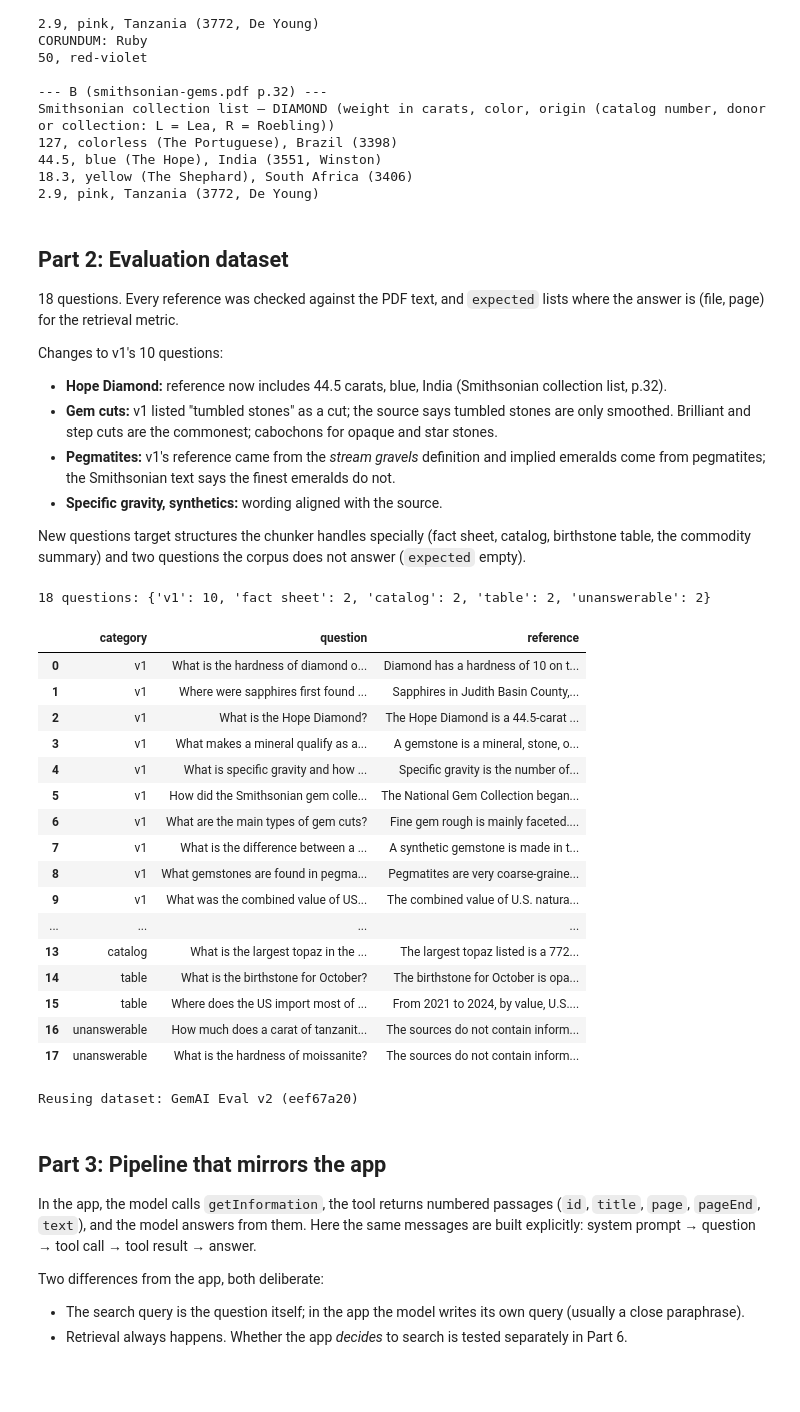
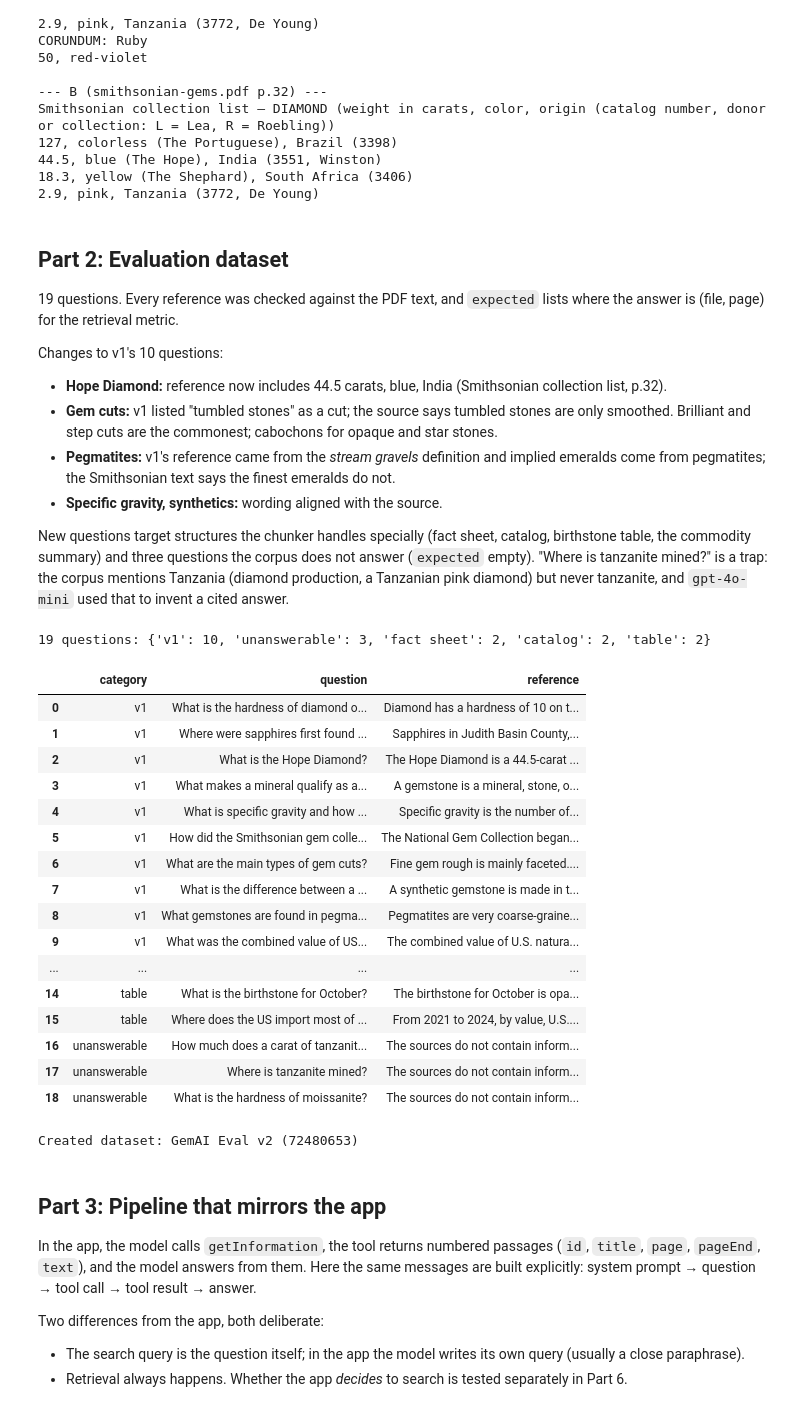
Before and after one commit to clnhrn/gem-ai, a Jupyter notebook: notebooks/rag-evaluation-v2.ipynb, the cells around one changed output. Saved outputs shown, nothing was run; the diff lists cells and outputs as text; code cells hidden in the pictures; blank space fills up the shorter version.

```diff
--- a/notebooks/rag-evaluation-v2.ipynb
+++ b/notebooks/rag-evaluation-v2.ipynb
@@ -150,7 +152,7 @@ Smithsonian collection list — DIAMOND (weight in carats, color, origin (catalo
 # %% [markdown]
 ## Part 2: Evaluation dataset
 
-18 questions. Every reference was checked against the PDF text, and `expected` lists where the answer is (file, page) for the retrieval metric.
+19 questions. Every reference was checked against the PDF text, and `expected` lists where the answer is (file, page) for the retrieval metric.
 
 Changes to v1's 10 questions:
 - **Hope Diamond:** reference now includes 44.5 carats, blue, India (Smithsonian collection list, p.32).
@@ -158,7 +160,7 @@ Changes to v1's 10 questions:
 - **Pegmatites:** v1's reference came from the *stream gravels* definition and implied emeralds come from pegmatites; the Smithsonian text says the finest emeralds do not.
 - **Specific gravity, synthetics:** wording aligned with the source.
 
-New questions target structures the chunker handles specially (fact sheet, catalog, birthstone table, the commodity summary) and two questions the corpus does not answer (`expected` empty).
+New questions target structures the chunker handles specially (fact sheet, catalog, birthstone table, the commodity summary) and three questions the corpus does not answer (`expected` empty). "Where is tanzanite mined?" is a trap: the corpus mentions Tanzania (diamond production, a Tanzanian pink diamond) but never tanzanite, and `gpt-4o-mini` used that to invent a cited answer.
 # %%
 import hashlib
 
@@ -219,39 +221,42 @@ test_data = [
      "reference": "The birthstone for October is opal or tourmaline.",
      "expected": [[NG, 10], [SG, 11]]},
     {"category": "table", "question": "Where does the US import most of its diamonds from?",
      "reference": "From 2021 to 2024, by value, U.S. diamond imports came from India (46%), Israel (27%), Belgium (11%), South Africa (4%), and other countries (12%).",
      "expected": [[MCS, 1], [MCS, 2]]},
     # --- not in the corpus ---
     {"category": "unanswerable", "question": "How much does a carat of tanzanite cost?",
      "reference": "The sources do not contain information about tanzanite or its price.",
      "expected": []},
+    {"category": "unanswerable", "question": "Where is tanzanite mined?",
+     "reference": "The sources do not contain information about tanzanite or where it is mined.",
+     "expected": []},
     {"category": "unanswerable", "question": "What is the hardness of moissanite?",
      "reference": "The sources do not contain information about moissanite.",
      "expected": []},
 ]
 
 df = pd.DataFrame(test_data)
 print(f"{len(df)} questions:", df["category"].value_counts().to_dict())
 df[["category", "question", "reference"]]
 # %% [output]
-18 questions: {'v1': 10, 'fact sheet': 2, 'catalog': 2, 'table': 2, 'unanswerable': 2}
+19 questions: {'v1': 10, 'unanswerable': 3, 'fact sheet': 2, 'catalog': 2, 'table': 2}
 |  | category | question | reference |
 | 0 | v1 | What is the hardness of diamond o... | Diamond has a hardness of 10 on t... |
 | 1 | v1 | Where were sapphires first found ... | Sapphires in Judith Basin County,... |
 | 2 | v1 | What is the Hope Diamond? | The Hope Diamond is a 44.5-carat ... |
 | 3 | v1 | What makes a mineral qualify as a... | A gemstone is a mineral, stone, o... |
 | 4 | v1 | What is specific gravity and how ... | Specific gravity is the number of... |
 | 5 | v1 | How did the Smithsonian gem colle... | The National Gem Collection began... |
 | 6 | v1 | What are the main types of gem cuts? | Fine gem rough is mainly faceted.... |
 | 7 | v1 | What is the difference between a ... | A synthetic gemstone is made in t... |
 | 8 | v1 | What gemstones are found in pegma... | Pegmatites are very coarse-graine... |
 | 9 | v1 | What was the combined value of US... | The combined value of U.S. natura... |
 | ... | ... | ... | ... |
-| 13 | catalog | What is the largest topaz in the ... | The largest topaz listed is a 772... |
 | 14 | table | What is the birthstone for October? | The birthstone for October is opa... |
 | 15 | table | Where does the US import most of ... | From 2021 to 2024, by value, U.S.... |
 | 16 | unanswerable | How much does a carat of tanzanit... | The sources do not contain inform... |
-| 17 | unanswerable | What is the hardness of moissanite? | The sources do not contain inform... |
+| 17 | unanswerable | Where is tanzanite mined? | The sources do not contain inform... |
+| 18 | unanswerable | What is the hardness of moissanite? | The sources do not contain inform... |
 # %%
 from langsmith import Client
 
@@ -275,7 +280,7 @@ else:
     )
     print(f"Created dataset: {DATASET_NAME}")
 # %% [output]
-Reusing dataset: GemAI Eval v2 (eef67a20)
+Created dataset: GemAI Eval v2 (72480653)
 # %% [markdown]
 ## Part 3: Pipeline that mirrors the app
 
```
Also changed, not shown: parts of 18 cells of this notebook.
